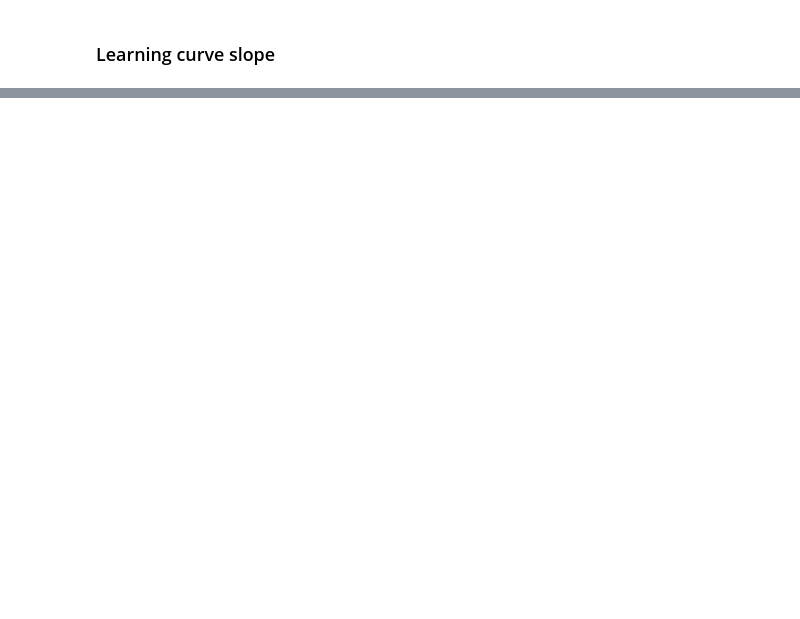
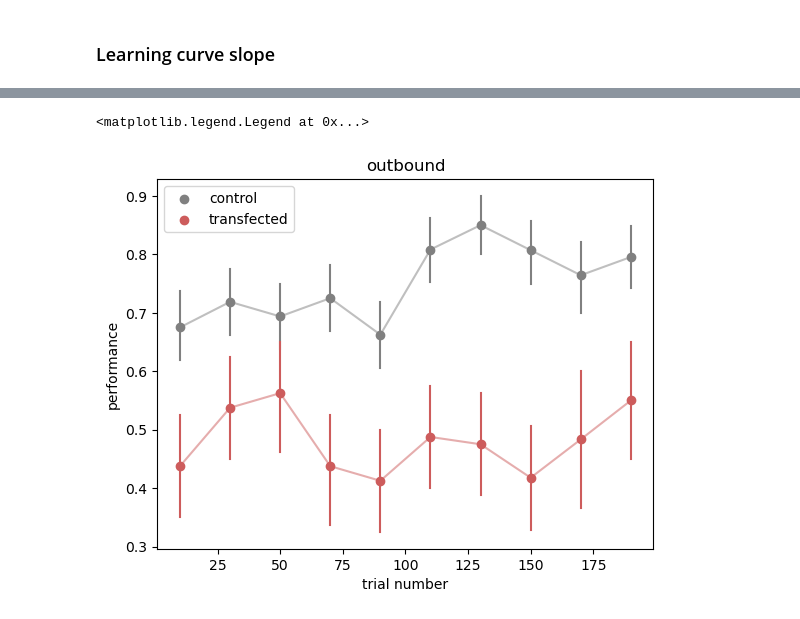
Before and after one commit to LorenFrankLab/ms_stim_analysis, a Jupyter notebook: Behavior/learning_curves.ipynb, the cells around one changed output, grey strips where cells are left out. Drawn from its saved outputs; the diff is of its cells as text; code cells hidden in the pictures; blank space fills up the shorter version.

```diff
--- a/Behavior/learning_curves.ipynb
+++ b/Behavior/learning_curves.ipynb
@@ -507,0 +943,77 @@ No artists with labels found to put in legend.  Note that artists whose label st
+# %%
+control_rats = ["Yoshi", "Olive", "Wallie", "Bilbo"]
+opto_rats = ["Totoro", "Winnie", "Banner", "Frodo"]
+non_ms_rats = ["Jaq", "Lotus", "Monty", "Roqui"]
+
+seperate_non_ms = False
+if not seperate_non_ms:
+    control_rats.extend(non_ms_rats)
+optogenetic_type = "all"
+trial_type = "outbound"
+bin_size = 20
+max_trials = 200
+
+animal_set = opto_rats
+color = 'grey'
+
+
+fig = plt.figure()
+ax = fig.gca()
+rat_sets = [control_rats, opto_rats]
+set_colors = [
+            animal_style.loc[control_rats[0], "background"],
+            animal_style.loc[opto_rats[0], "background"],
+        ]
+set_labels = ["control","transfected"]
+if seperate_non_ms:
+    rat_sets = [non_ms_rats] +rat_sets
+    set_colors = ["k"] + set_colors
+    set_labels = ["non_ms"] + set_labels
+for i, (rat_set, color, label) in enumerate(
+    zip(rat_sets, set_colors, set_labels)
+):
+
+    trial = []
+    result = []
+    for animal in rat_set:
+        if animal in non_ms_rats and optogenetic_type=="all":
+            optogenetic_type_i = "control"
+        else:
+            optogenetic_type_i = optogenetic_type
+        animal_df = res_values_df[(res_values_df.rat_name==animal) &
+                    (res_values_df.optogenetic_type==optogenetic_type_i) &
+                    ((res_values_df.trial_type==trial_type))]
+        [trial.extend(x) for x in animal_df.trial_number.values]
+        [result.extend(x) for x in animal_df.resp_values.values]
+    trial = np.array(trial)
+    result = np.array(result)
+    result = result[trial < max_trials]
+    trial = trial[trial<max_trials]
+    i = 0
+    mid = []
+    lo = []
+    hi = []
+    while i * bin_size<trial.max():
+        vals = result[np.logical_and(
+            trial>=i*bin_size,
+            trial<(i+1)*bin_size
+        )]
+        mid.append(vals.mean())
+        lower_conf, upper_conf = average_confidence_interval(vals)
+        lo.append(lower_conf)
+        hi.append(upper_conf)
+        i+= 1
+
+    xx = np.arange(len(mid))* bin_size + bin_size/2.0
+    plt.plot(xx,mid,alpha=.5,color=color)
+    plt.scatter(xx,mid,color=color,label=label)
+    for x,l,h in zip(xx,lo,hi):
+        print(l,h)
+        plt.plot([x,x],[l,h],color=color)
+        # break
+
+plt.title(trial_type)
+plt.xlabel("trial number")
+plt.ylabel("performance")
+plt.legend()
+# %% [output]
@@ -507,0 +1040,2 @@ No artists with labels found to put in legend.  Note that artists whose label st
+<matplotlib.legend.Legend at 0x...>
+[figure, added]
```
Also changed, not shown: parts of 20 cells of this notebook.
